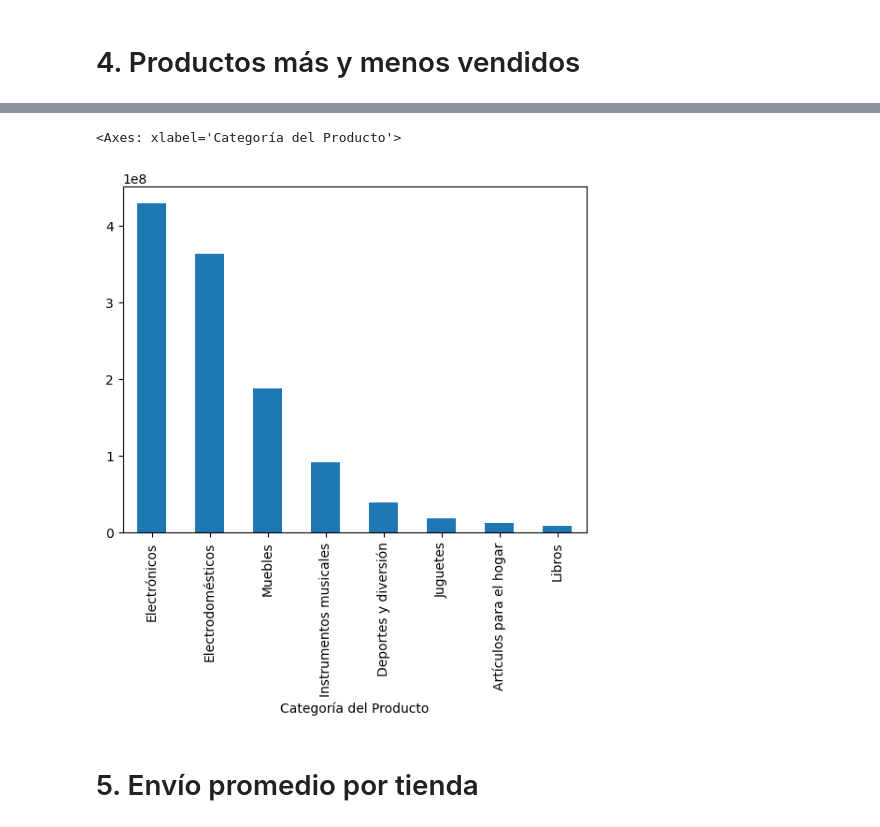
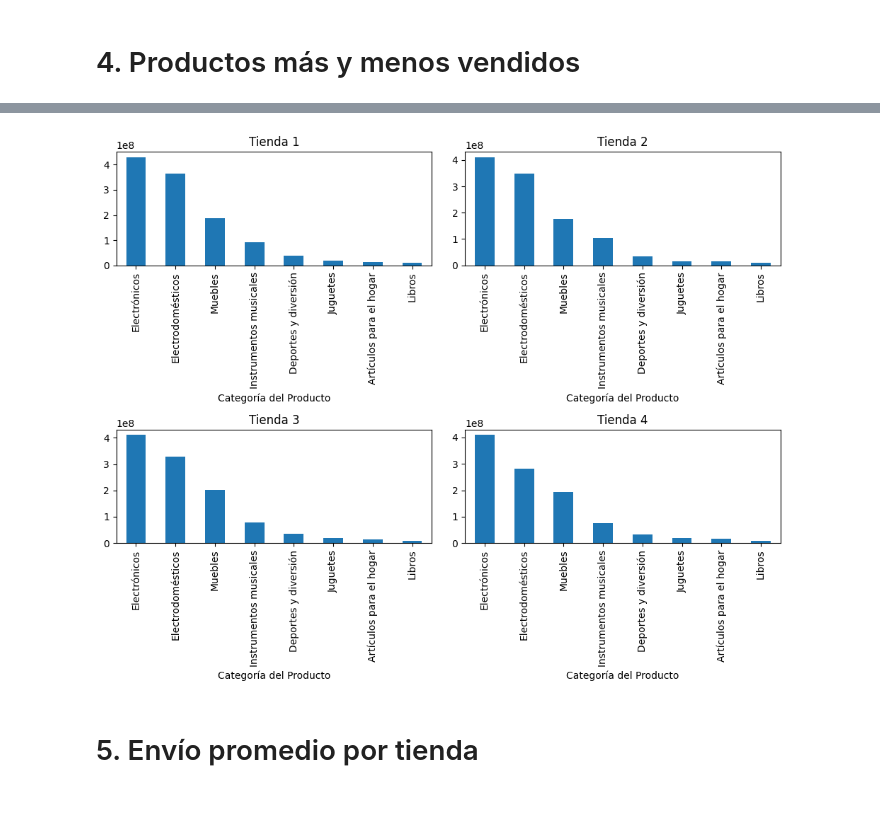
Before and after one commit to ECastro08/Alura-Store-Challenge, a Jupyter notebook: AluraStoreLatam.ipynb, the cells around one changed output, grey strips where cells are left out. Saved outputs shown, nothing was run; the diff lists cells and outputs as text; code cells hidden in the pictures.

```diff
--- a/AluraStoreLatam.ipynb
+++ b/AluraStoreLatam.ipynb
@@ -85,2 +90,5 @@ print(f' Promedio de calificacion tienda 4: {calificacion_tienda4}')
 # %% [markdown]
 # 4. Productos más y menos vendidos
+# %%
+df_1 = tienda.groupby('Categoría del Producto')['Producto'].count().sort_values(ascending=False)
+df_1
@@ -87,10 +107,21 @@ print(f' Promedio de calificacion tienda 4: {calificacion_tienda4}')
 # %%
-productos = tienda.groupby('Categoría del Producto')['Precio'].sum().sort_values(ascending=False)
+df_2 = tienda2.groupby('Categoría del Producto')['Precio'].sum().sort_values(ascending=False)
-# %%
-productos.plot(kind='bar')
-# %% [output]
-<Axes: xlabel='Categoría del Producto'>
-[figure, removed]
+# %%
+df_3 = tienda3.groupby('Categoría del Producto')['Precio'].sum().sort_values(ascending=False)
+# %%
+df_4 = tienda4.groupby('Categoría del Producto')['Precio'].sum().sort_values(ascending=False)
+# %%
+fig, axes = plt.subplots(2, 2, figsize=(10, 8))
+
+df_1.plot(kind='bar', ax=axes[0, 0], title='Tienda 1')
+df_2.plot(kind='bar', ax=axes[0, 1], title='Tienda 2')
+df_3.plot(kind='bar', ax=axes[1, 0], title='Tienda 3')
+df_4.plot(kind='bar', ax=axes[1, 1], title='Tienda 4')
+
+plt.tight_layout()
+plt.show()
+# %% [output]
+[figure, added]
 # %% [markdown]
 # 5. Envío promedio por tienda
 # %%
```
Also changed, not shown: parts of 16 cells of this notebook.
